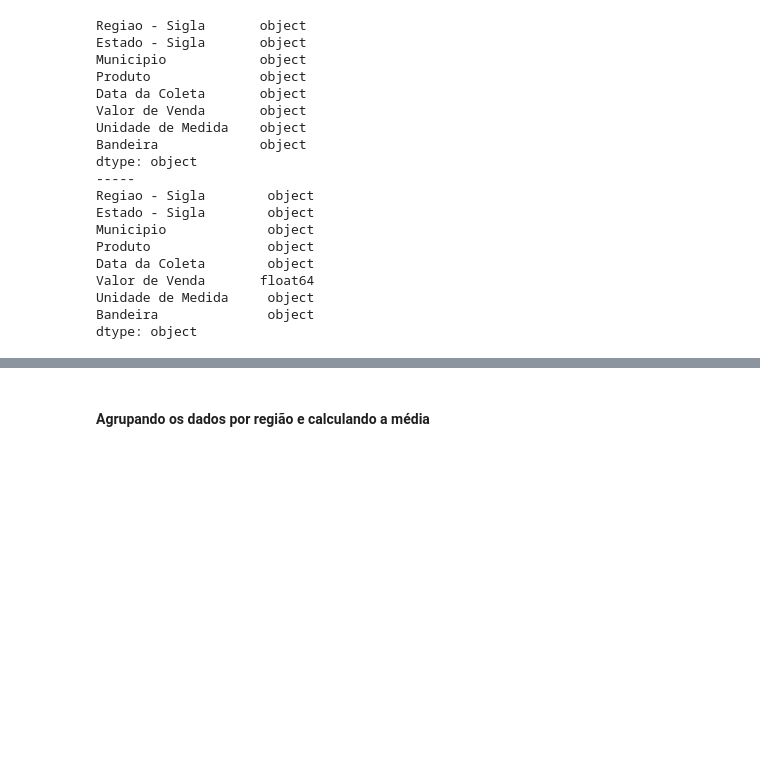
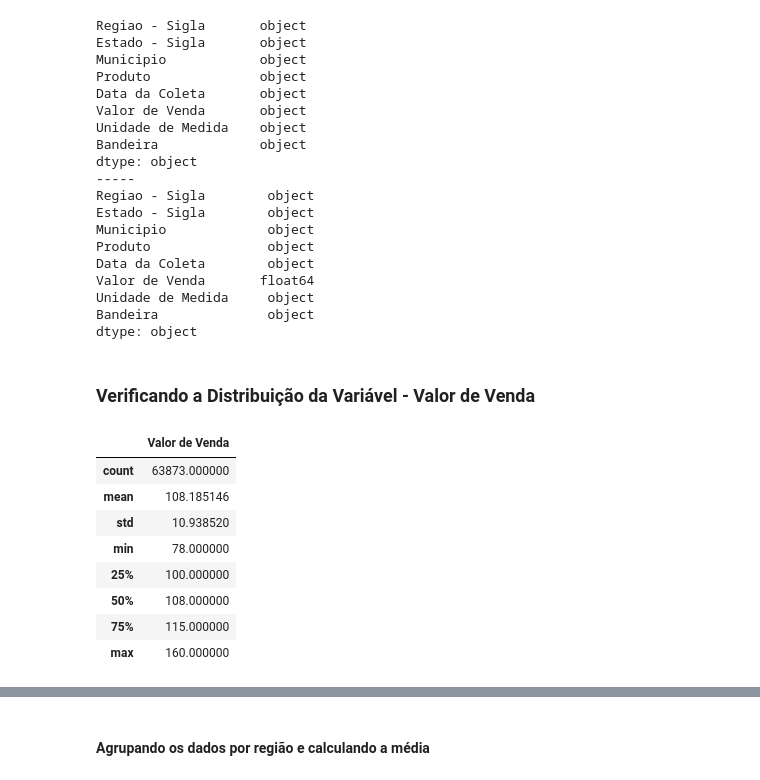
Before and after one commit to Prog-LucasAlves/Analise_Exploratoria_Dados, a Jupyter notebook: AED_03_GLP/glp.ipynb, the cells around one changed output, grey strips where cells are left out. Cells and saved outputs as stored; diff of their text form; code cells hidden in the pictures; blank space fills up the shorter version.

```diff
--- a/AED_03_GLP/glp.ipynb
+++ b/AED_03_GLP/glp.ipynb
@@ -122,3 +131,17 @@ Valor de Venda       float64
 Unidade de Medida     object
 Bandeira              object
 dtype: object
+# %% [markdown]
+### Verificando a Distribuição da Variável - Valor de Venda
+# %%
+data_glp.describe()
+# %% [output]
+|  | Valor de Venda |
+| count | 63873.000000 |
+| mean | 108.185146 |
+| std | 10.938520 |
+| min | 78.000000 |
+| 25% | 100.000000 |
+| 50% | 108.000000 |
+| 75% | 115.000000 |
+| max | 160.000000 |
```
Also changed, not shown: parts of 6 cells of this notebook, 6 other files.
